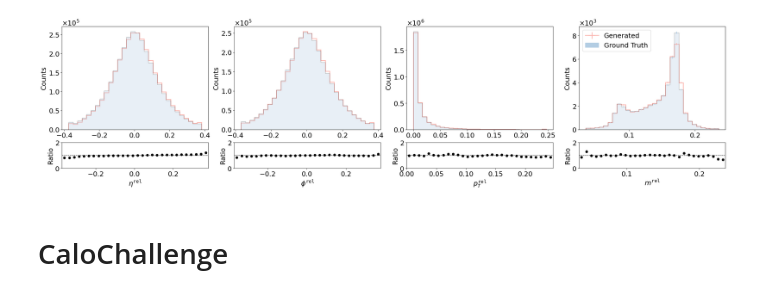
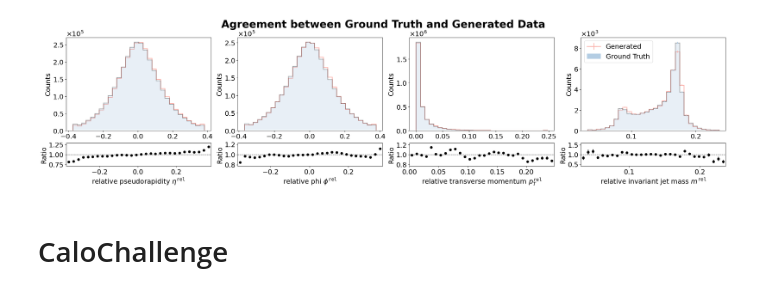
Before and after one commit to kaechb/MDMA, a Jupyter notebook: results.ipynb, the cells around one changed output. Drawn from its saved outputs; the diff is of its cells as text; code cells hidden in the pictures.

```diff
--- a/results.ipynb
+++ b/results.ipynb
@@ -98,7 +97,7 @@ class plotting_point_cloud():
         k = 0
         fig, ax = plt.subplots(2, 4, gridspec_kw={"height_ratios": [4, 1]}, figsize=self.fig_size4)
         # plt.suptitle("All Particles", fontsize=18)
-        for v, name in zip(["eta", "phi", "pt", "m"], [r"$\eta^{\tt rel}$", r"$\phi^{\tt rel}$", r"$p_T^{\tt rel}$", r"$m^{\tt rel}$"]):
+        for v, name in zip(["eta", "phi", "pt", "m"], [r"relative pseudorapidity $\eta^{\tt rel}$", r"relative phi $\phi^{\tt rel}$", r"relative transverse momentum $p_T^{\tt rel}$", r"relative invariant jet mass $m^{\tt rel}$"]):
             main_ax_artists, sublot_ax_arists = h_fake[k].plot_ratio(
             h_real[k],
             ax_dict={"main_ax":ax[0,k],"ratio_ax":ax[1,k]},
@@ -114,13 +113,14 @@ class plotting_point_cloud():
             ax[0, k].ticklabel_format(axis="y", style="scientific", scilimits=(-3, 3), useMathText=True)
             ax[0, k].patches[1].set_fc(sns.color_palette()[1])
             ax[0, k].patches[1].set_edgecolor("black")
+            ax[0, k].patches[1].set_linewidth(2)
             ax[0, k].patches[1].set_alpha(self.alpha)
             ax[1, k].set_xlabel(name)
             ax[0, k].set_ylabel("Counts")
             ax[1, k].set_ylabel("Ratio")
             ax[0, k].patches[0].set_lw(2)
             ax[0, k].get_legend().remove()
-            ax[1,k].set_ylim(0,2)
+            #ax[1,k].set_ylim(0,2)
             k += 1
 
 
@@ -130,39 +130,42 @@ class plotting_point_cloud():
         ax[1, -1].locator_params(nbins=4, axis="x")
         handles[1] = mpatches.Patch(color=sns.color_palette()[1], label="The red data")
         ax[0, leg].legend(handles, labels)
-        plt.tight_layout(pad=0.2)
+        plt.suptitle("Agreement between Ground Truth and Generated Data", fontsize=28, fontweight="bold")
+        plt.tight_layout(pad=0.3)
+
         # if not save==None:
         plt.savefig("jetnet.pdf",format="pdf")
         plt.show()
         plt.close()
 from helpers import get_hists,mass
 import matplotlib.pyplot as plt
 import matplotlib as mpl
 import seaborn as sns
 import matplotlib.patches as mpatches
 fake=torch.cat(model.fake)
 true=torch.cat(model.batch)
 m_f,m_t=mass(fake),mass(true)
 mins=torch.quantile(torch.cat((fake.reshape(-1,3),true.reshape(-1,3))),0.001,dim=0)
 maxs=torch.quantile(torch.cat((fake.reshape(-1,3),true.reshape(-1,3))),0.999,dim=0)
 fake=torch.clamp(fake,min=mins,max=maxs)
 true=torch.clamp(true,min=mins,max=maxs)
 mins=torch.cat((mins,torch.quantile(torch.cat((m_f,m_t)),0.001,dim=0).unsqueeze(0)))
 maxs=torch.cat((maxs,torch.quantile(torch.cat((m_f,m_t)),0.999,dim=0).unsqueeze(0)))*1.01
 m_f=torch.clamp(m_f,min=torch.quantile(torch.cat((m_f,m_t)),0.001,dim=0),max=torch.quantile(torch.cat((m_f,m_t)),0.999,dim=0))
 m_t=torch.clamp(m_t,min=torch.quantile(torch.cat((m_f,m_t)),0.001,dim=0),max=torch.quantile(torch.cat((m_f,m_t)),0.999,dim=0))
 hists=get_hists([30,30,30,30],mins,maxs,calo=model.name=="calo")
 masks=torch.cat(model.masks)
+
 for var in range(3):
     hists["hists_real"][var].fill(true.reshape(-1,3)[(true.reshape(-1,3)!=0).all(1)][:,var].cpu().numpy())
     hists["hists_fake"][var].fill(fake.reshape(-1,3)[(fake.reshape(-1,3)!=0).all(1)][:,var].cpu().numpy())
 hists["hists_real"][3].fill(m_t.cpu().numpy())
 hists["hists_fake"][3].fill(m_f.cpu().numpy())
 
 plot=plotting_point_cloud()
 plot.plot_ratio(hists["hists_real"],hists["hists_fake"],weighted=False,leg=-1)
 # %% [output]
-[figure, old version]
+[figure, new version]
 # %% [markdown]
 # CaloChallenge
 # %%
```
Also changed, not shown: parts of 8 cells of this notebook, 1 other file.
